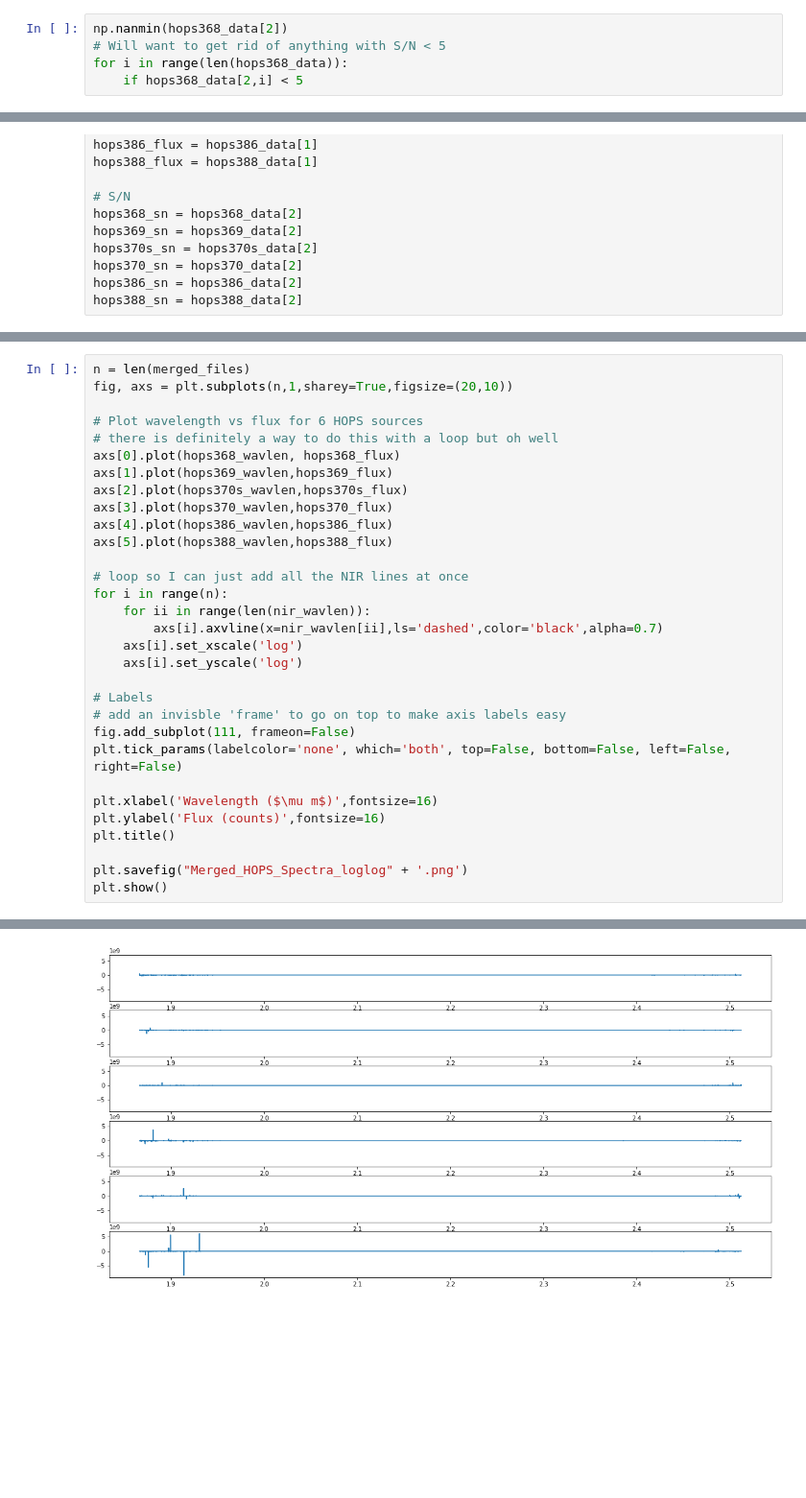
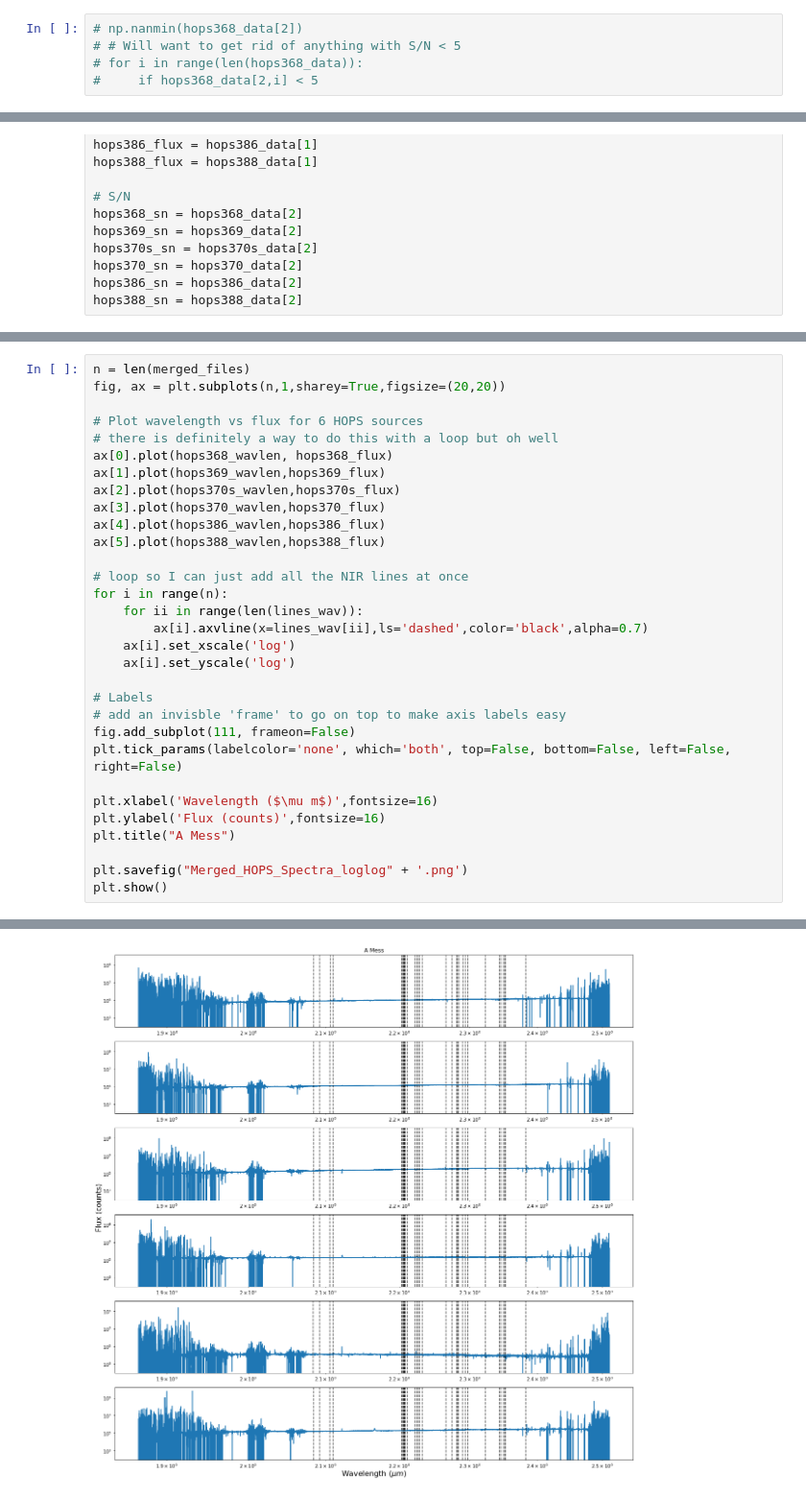
Before and after one commit to SavOliveira/IGRINS-Spectra, a Jupyter notebook: igrins_data.ipynb, the cells around one changed output, grey strips where cells are left out. Shown at 96% size. Drawn from its saved outputs; the diff is of its cells as text; blank space fills up the shorter version.

Commit message:
Mostly K-band stuff for Standards
Found merged k-band spectra, did some plotting and fiddling. Doesn't quite look right to me yet but probably because I'm a doofus

```diff
--- a/igrins_data.ipynb
+++ b/igrins_data.ipynb
@@ -78,5 +112,5 @@ clip_hops368_data = hops368_data[2][(hops368_data[2] > 5)]
 # %%
-np.nanmin(hops368_data[2])
-# Will want to get rid of anything with S/N < 5
-for i in range(len(hops368_data)):
-    if hops368_data[2,i] < 5
+# np.nanmin(hops368_data[2])
+# # Will want to get rid of anything with S/N < 5
+# for i in range(len(hops368_data)):
+#     if hops368_data[2,i] < 5
@@ -159,22 +185,22 @@ nir_dict["Fe-2.084"]
 # %%
 n = len(merged_files)
-fig, axs = plt.subplots(n,1,sharey=True,figsize=(20,10))
+fig, ax = plt.subplots(n,1,sharey=True,figsize=(20,20))
 
 # Plot wavelength vs flux for 6 HOPS sources
 # there is definitely a way to do this with a loop but oh well
-axs[0].plot(hops368_wavlen, hops368_flux)
-axs[1].plot(hops369_wavlen,hops369_flux)
-axs[2].plot(hops370s_wavlen,hops370s_flux)
-axs[3].plot(hops370_wavlen,hops370_flux)
-axs[4].plot(hops386_wavlen,hops386_flux)
-axs[5].plot(hops388_wavlen,hops388_flux)
+ax[0].plot(hops368_wavlen, hops368_flux)
+ax[1].plot(hops369_wavlen,hops369_flux)
+ax[2].plot(hops370s_wavlen,hops370s_flux)
+ax[3].plot(hops370_wavlen,hops370_flux)
+ax[4].plot(hops386_wavlen,hops386_flux)
+ax[5].plot(hops388_wavlen,hops388_flux)
 
 # loop so I can just add all the NIR lines at once
 for i in range(n):
-    for ii in range(len(nir_wavlen)):
-        axs[i].axvline(x=nir_wavlen[ii],ls='dashed',color='black',alpha=0.7)
-    axs[i].set_xscale('log')
-    axs[i].set_yscale('log')
+    for ii in range(len(lines_wav)):
+        ax[i].axvline(x=lines_wav[ii],ls='dashed',color='black',alpha=0.7)
+    ax[i].set_xscale('log')
+    ax[i].set_yscale('log')
 
 # Labels
 # add an invisble 'frame' to go on top to make axis labels easy
@@ -183,7 +209,7 @@ plt.tick_params(labelcolor='none', which='both', top=False, bottom=False, left=F
 
 plt.xlabel('Wavelength ($\mu m$)',fontsize=16)
 plt.ylabel('Flux (counts)',fontsize=16)
-plt.title()
+plt.title("A Mess")
 
 plt.savefig("Merged_HOPS_Spectra_loglog" + '.png')
 plt.show()
@@ -192,4 +217,4 @@ NameError: name 'nir_wavlen' is not defined
-[figure, old version]
+[figure, new version]
 # %%
 n = len(merged_files)
 # fig, axs = plt.subplots(n,1,sharey=True,figsize=(20,10))
```
Also changed, not shown: parts of 22 cells of this notebook, 7 other files.
